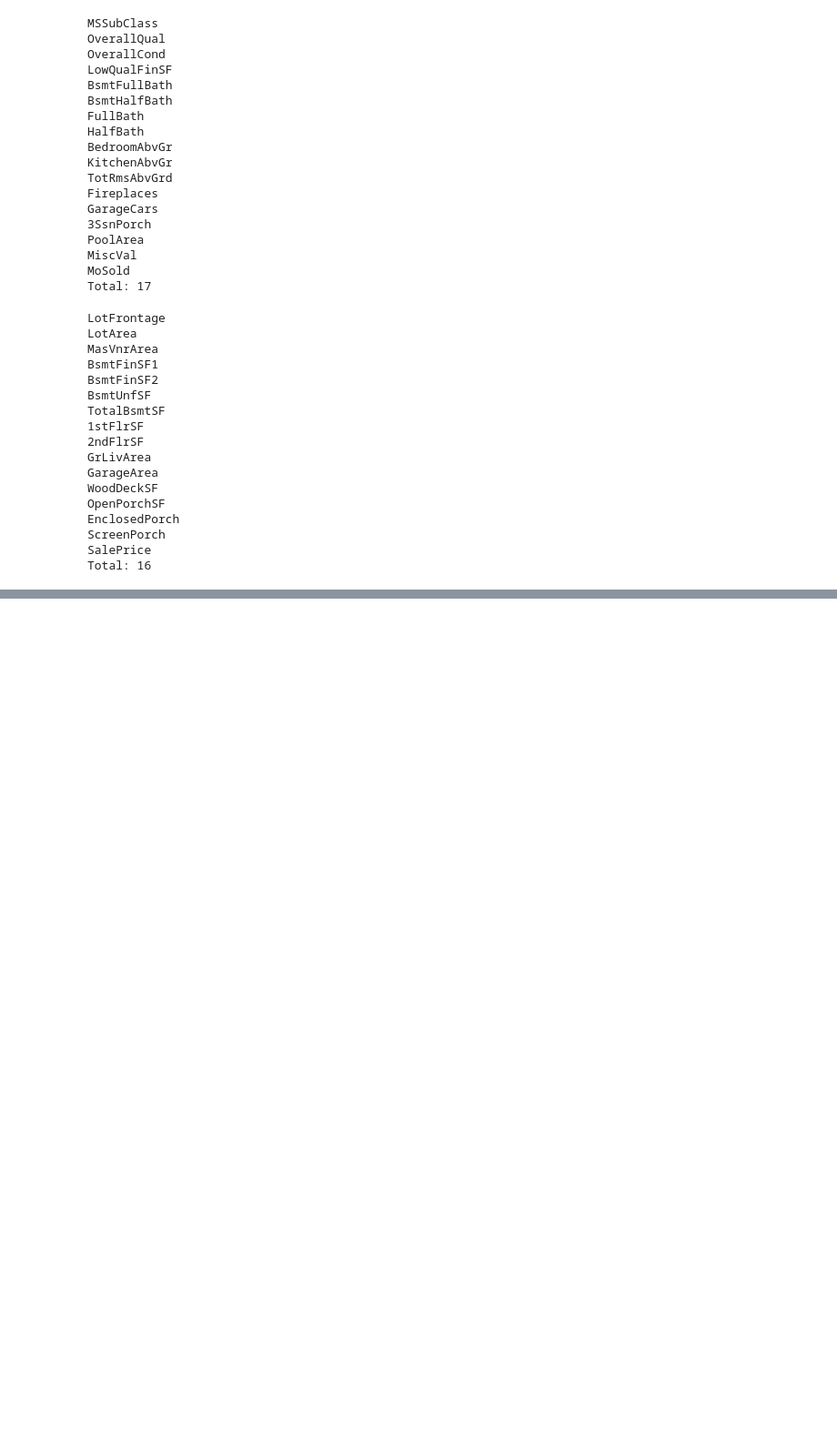
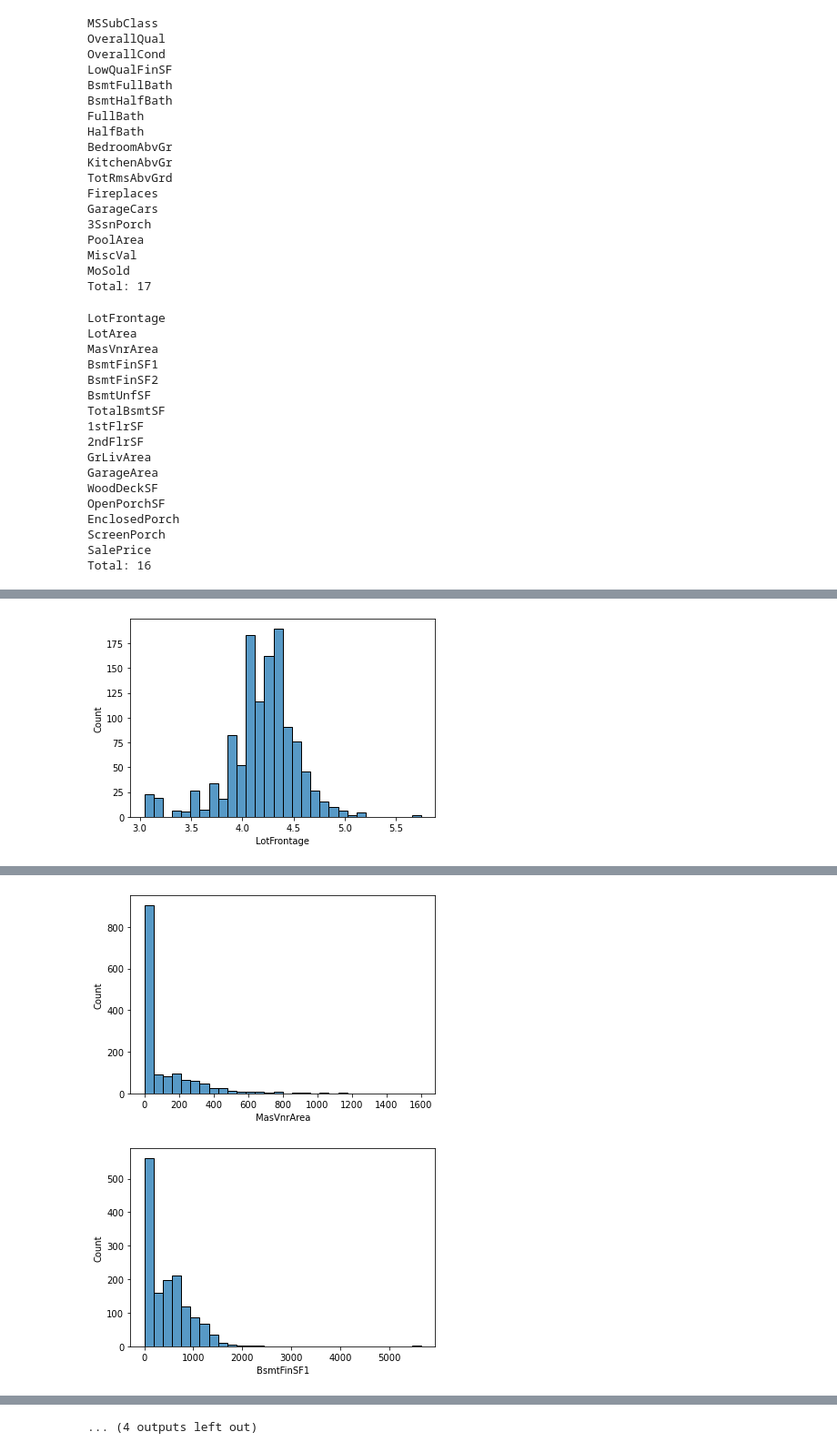
Before and after one commit to Data-csc/Exploratory_Data_Analysis, a Jupyter notebook: house_price_prediction.ipynb, the cells around one changed output, grey strips where cells are left out. Shown at 91% size. Saved outputs shown, nothing was run; the diff lists cells and outputs as text; code cells hidden in the pictures; blank space fills up the shorter version.

```diff
--- a/house_price_prediction.ipynb
+++ b/house_price_prediction.ipynb
@@ -261,0 +290,10 @@ for cont_variable in cont_variables:
+# %%
+for cont_variable in cont_variables:
+    if 0 not in dataset[cont_variable].unique():
+        dataset[cont_variable] = np.log(dataset[cont_variable])
+# %%
+for cont_variable in cont_variables:
+    sns.histplot(x=cont_variable, data=dataset, bins=30)
+    plt.show()
+# %% [output]
+[figure, added]
@@ -261,0 +301,2 @@ for cont_variable in cont_variables:
+[figure, added]
+[figure, added]
@@ -261,0 +311 @@ for cont_variable in cont_variables:
+... (4 outputs left out)
```
Also changed, not shown: parts of 34 cells of this notebook.
